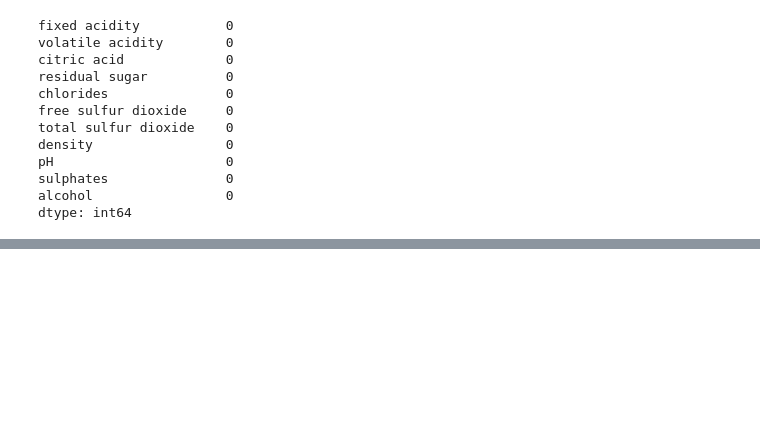
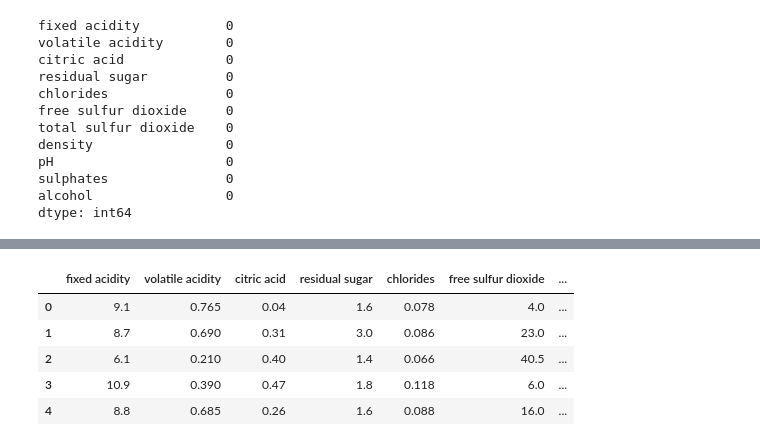
Before and after one commit to SawhneySatvik/MLP, a Jupyter notebook: Data/Basics.ipynb, the cells around one changed output, grey strips where cells are left out. Drawn from its saved outputs; the diff is of its cells as text; code cells hidden in the pictures; blank space fills up the shorter version.

Commit message:
Transforming Features

```diff
--- a/Data/Basics.ipynb
+++ b/Data/Basics.ipynb
@@ -158,0 +174,4 @@ dtype: int64
+# %%
+from sklearn.impute import SimpleImputer
+imputer = SimpleImputer(strategy='median')
+imputer.fit(wine_features)
@@ -158,0 +185,2 @@ dtype: int64
+# %%
+tr_features = imputer.transform(wine_features)
@@ -158,0 +197,11 @@ dtype: int64
+# %%
+wine_features_tr = pd.DataFrame(tr_features, columns=wine_features.columns)
+# %%
+wine_features_tr.head()
+# %% [output]
+|  | fixed acidity | volatile acidity | citric acid | residual sugar | chlorides | free sulfur dioxide | ... |
+| 0 | 9.1 | 0.765 | 0.04 | 1.6 | 0.078 | 4.0 | ... |
+| 1 | 8.7 | 0.690 | 0.31 | 3.0 | 0.086 | 23.0 | ... |
+| 2 | 6.1 | 0.210 | 0.40 | 1.4 | 0.066 | 40.5 | ... |
+| 3 | 10.9 | 0.390 | 0.47 | 1.8 | 0.118 | 6.0 | ... |
+| 4 | 8.8 | 0.685 | 0.26 | 1.6 | 0.088 | 16.0 | ... |
```
Also changed, not shown: parts of 5 cells of this notebook, 1 other file.
